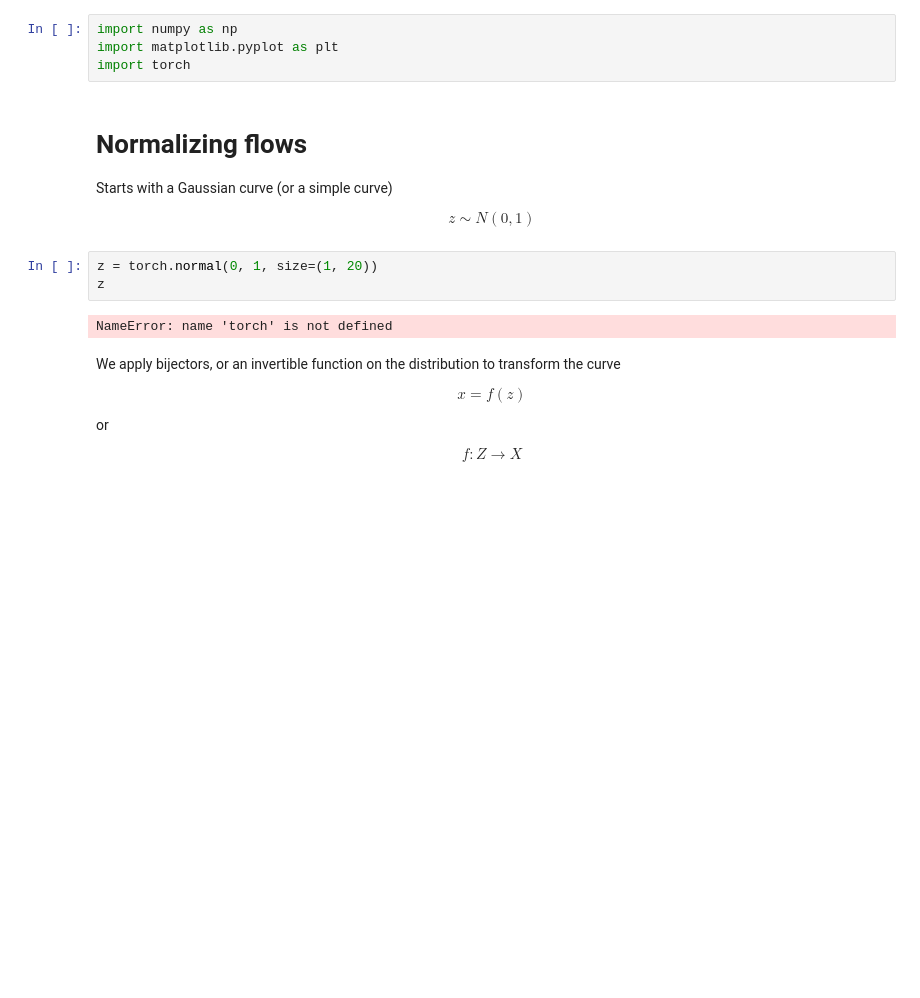
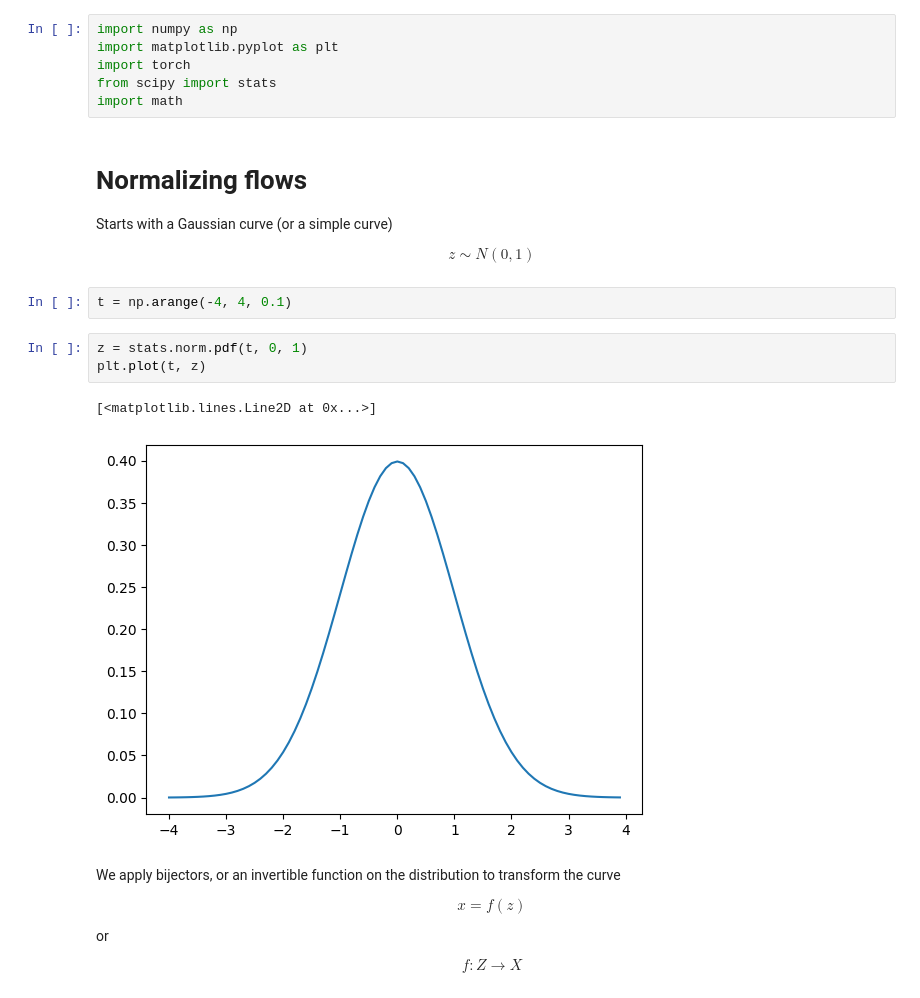
Before and after one commit to curtisjhu/notebooks, a Jupyter notebook: deeplearning/cnf.ipynb, the cells around one changed output. Drawn from its saved outputs; the diff is of its cells as text; blank space fills up the shorter version.

```diff
--- a/deeplearning/cnf.ipynb
+++ b/deeplearning/cnf.ipynb
@@ -24,17 +22,22 @@ Successfully installed torch-2.2.2 typing-extensions-4.11.0
 import numpy as np
 import matplotlib.pyplot as plt
 import torch
+from scipy import stats
+import math
 # %% [markdown]
 # Normalizing flows
 
 Starts with a Gaussian curve (or a simple curve)
 
 $$ z \sim N(0, 1) $$
-# %%
-z = torch.normal(0, 1, size=(1, 20))
-z
-# %% [output]
-NameError: name 'torch' is not defined
+# %%
+t = np.arange(-4, 4, 0.1)
+# %%
+z = stats.norm.pdf(t, 0, 1)
+plt.plot(t, z)
+# %% [output]
+[<matplotlib.lines.Line2D at 0x...>]
+[figure, added]
 # %% [markdown]
 We apply bijectors, or an invertible function on the distribution to transform the curve
 
```
Also changed, not shown: parts of 2 cells of this notebook, 1 other file.
